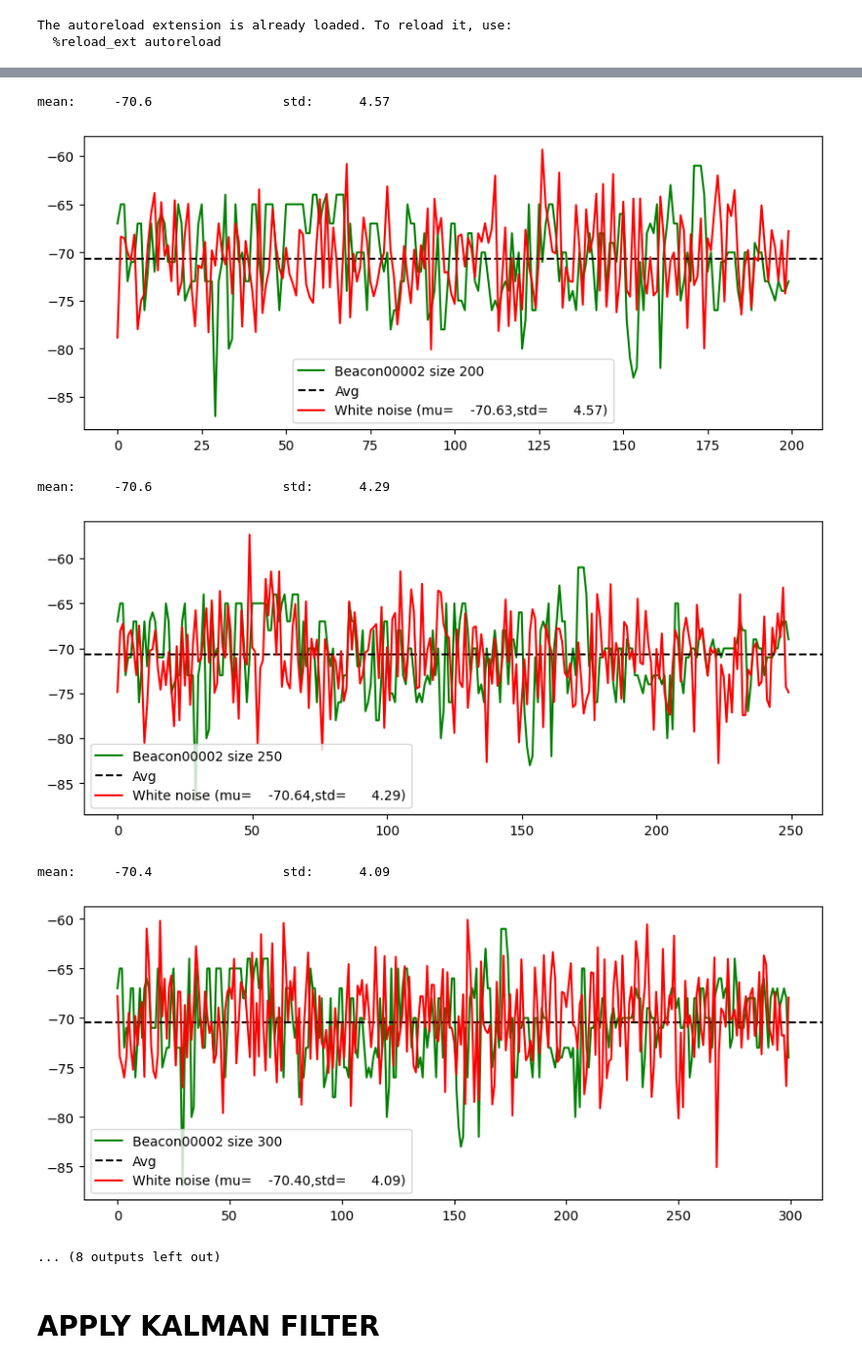
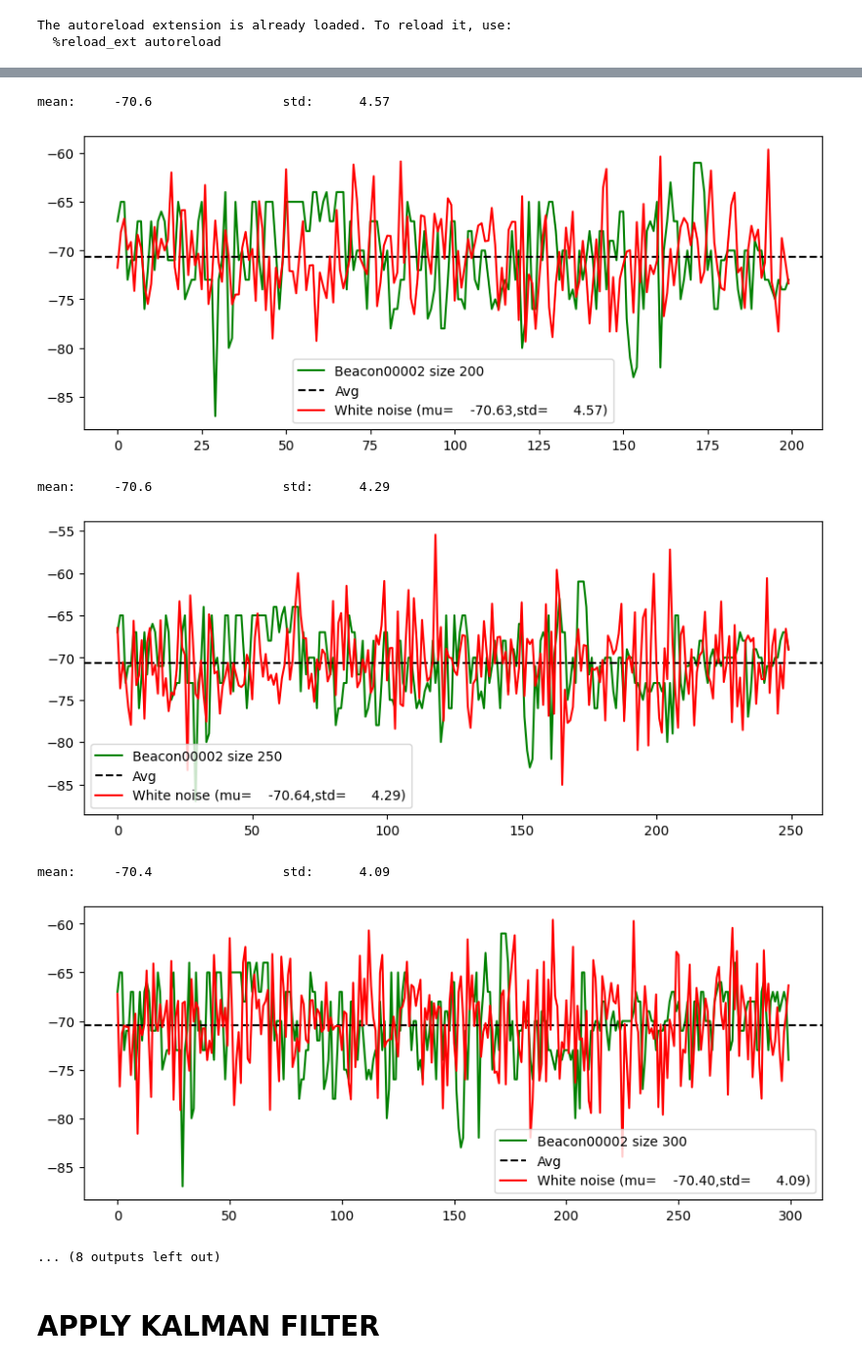
Before and after one commit to thanhhuynhk17/kalman_filter, a Jupyter notebook: run_kalman.ipynb, the cells around one changed output, grey strips where cells are left out. Shown at 98% size. Cells and saved outputs as stored; diff of their text form; code cells hidden in the pictures.

```diff
--- a/run_kalman.ipynb
+++ b/run_kalman.ipynb
@@ -16,7 +16,7 @@ from filterpy.common import Q_discrete_white_noise
 
 beacon = 'Beacon00002'
 rssi = np.array(RSSI500[beacon])
-rssi_filter_js = RSSI500
+rssi_filter_js = np.array(RSSI500_FILTER[beacon])
 
 def plot_white_noise(data, label=beacon):
     rssi_beacon = data
@@ -50,9 +50,9 @@ mean:     -70.4                 std:      4.35
 mean:     -70.6                 std:      4.57
-[figure, old version]
+[figure, new version]
 mean:     -70.6                 std:      4.29
-[figure, old version]
+[figure, new version]
 mean:     -70.4                 std:      4.09
-[figure, old version]
+[figure, new version]
 ... (8 outputs left out)
 # %% [markdown]
 # APPLY KALMAN FILTER
```
Also changed, not shown: parts of 4 cells of this notebook, 14 other files.
